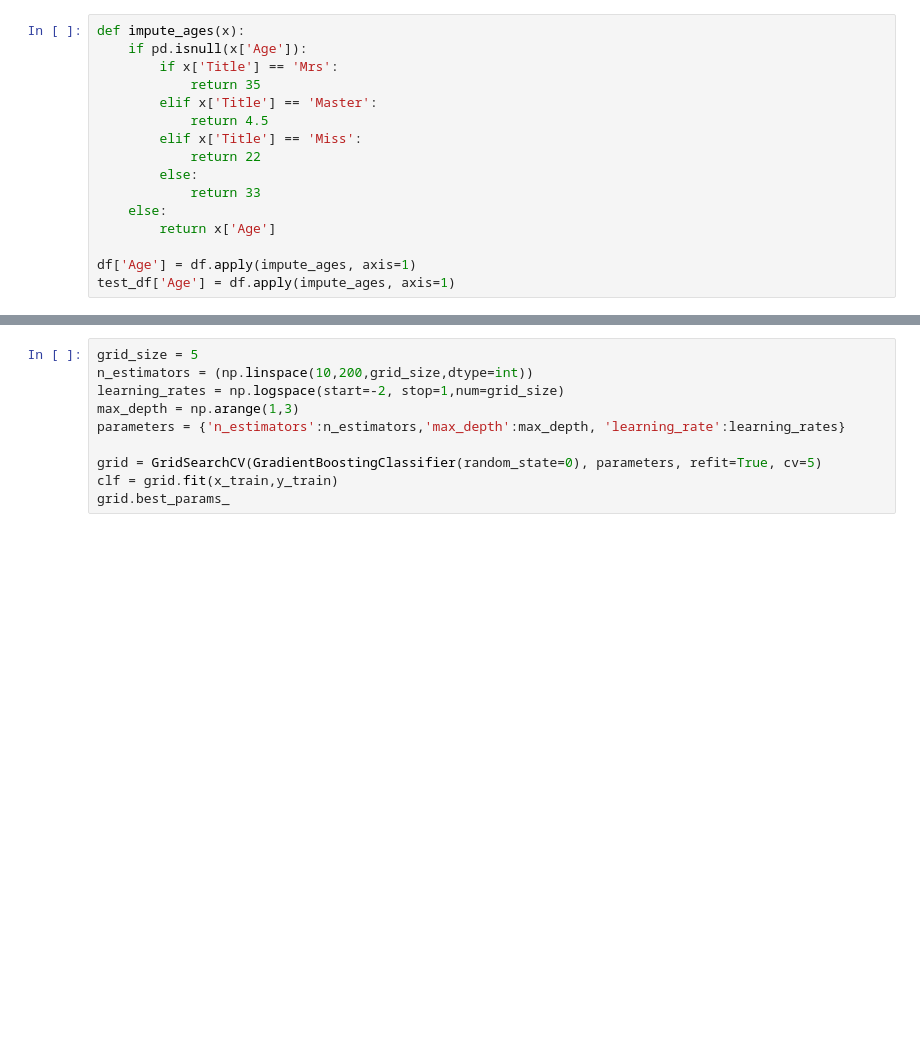
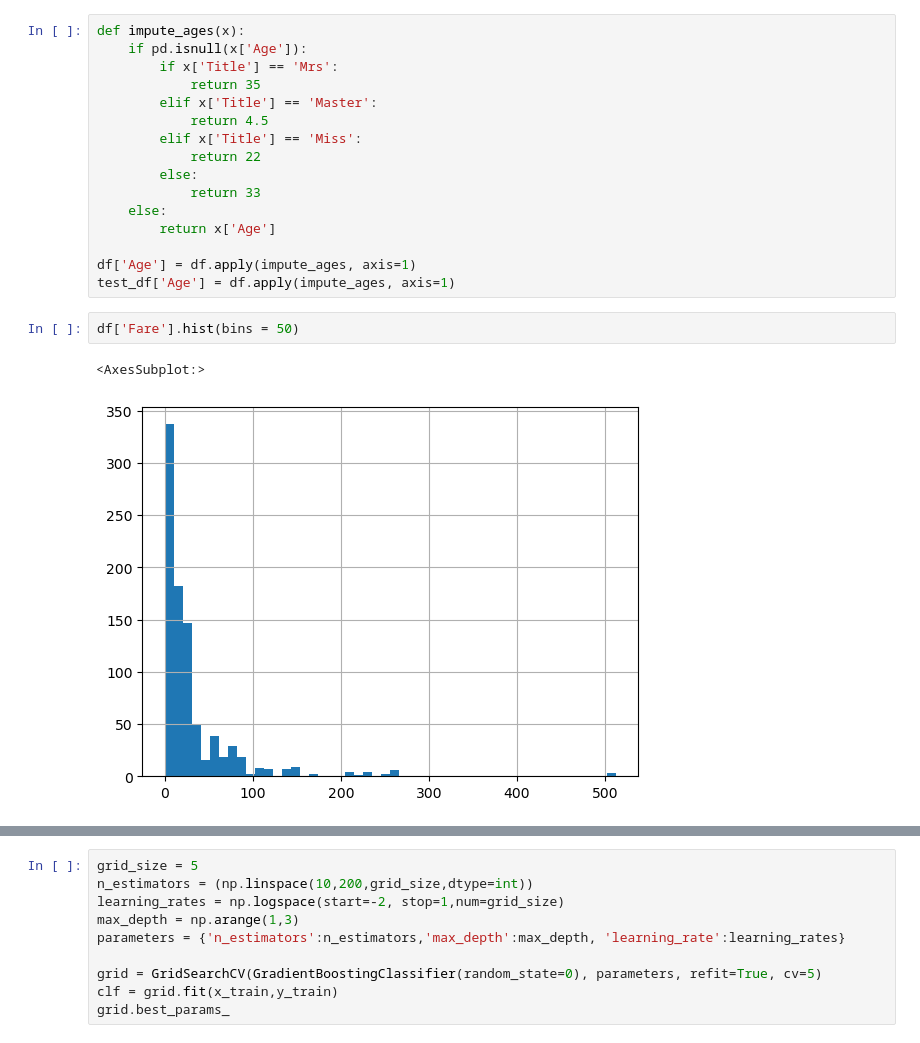
Before and after one commit to sgreene30/supervisedML_final, a Jupyter notebook: Titanic.ipynb, the cells around one changed output, grey strips where cells are left out. Drawn from its saved outputs; the diff is of its cells as text; blank space fills up the shorter version.

```diff
--- a/Titanic.ipynb
+++ b/Titanic.ipynb
@@ -142,3 +194,8 @@ def impute_ages(x):
 
 df['Age'] = df.apply(impute_ages, axis=1)
 test_df['Age'] = df.apply(impute_ages, axis=1)
+# %%
+df['Fare'].hist(bins = 50)
+# %% [output]
+<AxesSubplot:>
+[figure, added]
```
Also changed, not shown: parts of 38 cells of this notebook.
